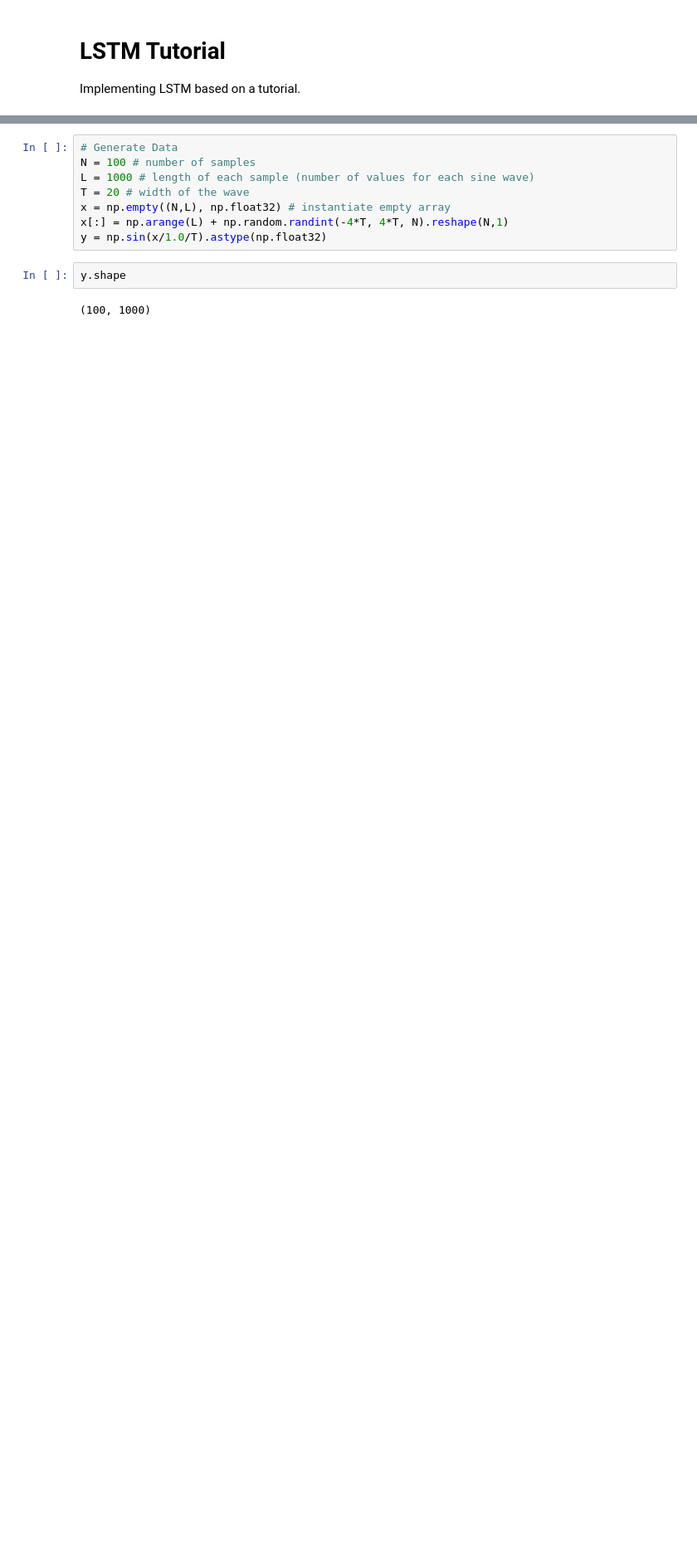
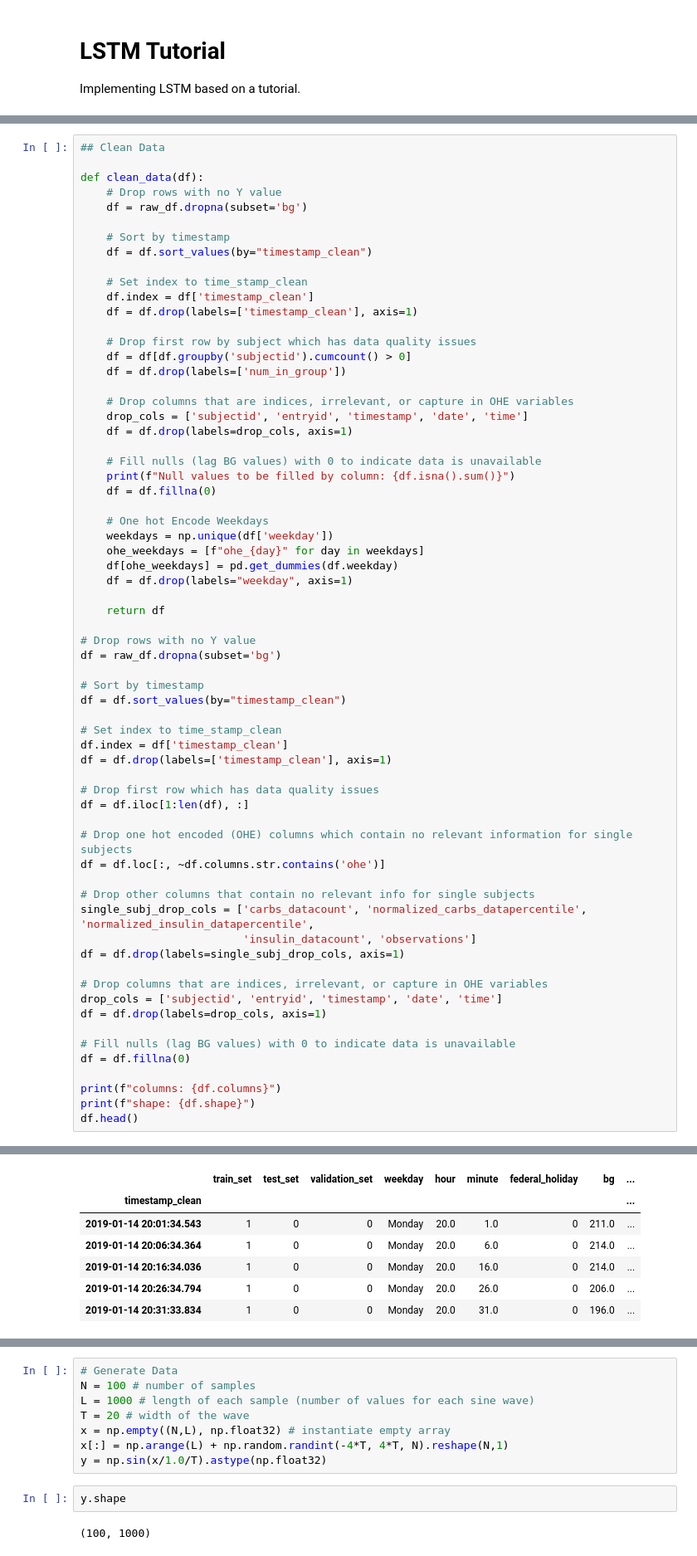
Before and after one commit to Spencer-Weston/BGPredict, a Jupyter notebook: bgpredict/LSTM/LSTM_Tutorial.ipynb, the cells around one changed output, grey strips where cells are left out. Shown at 83% size. Drawn from its saved outputs; the diff is of its cells as text; blank space fills up the shorter version.

```diff
--- a/bgpredict/LSTM/LSTM_Tutorial.ipynb
+++ b/bgpredict/LSTM/LSTM_Tutorial.ipynb
@@ -3,0 +192,66 @@ Implementing LSTM based on a tutorial.
+# %%
+## Clean Data
+
+def clean_data(df):
+    # Drop rows with no Y value
+    df = raw_df.dropna(subset='bg')
+
+    # Sort by timestamp
+    df = df.sort_values(by="timestamp_clean")
+
+    # Set index to time_stamp_clean
+    df.index = df['timestamp_clean']
+    df = df.drop(labels=['timestamp_clean'], axis=1)
+
+    # Drop first row by subject which has data quality issues
+    df = df[df.groupby('subjectid').cumcount() > 0]
+    df = df.drop(labels=['num_in_group'])
+
+    # Drop columns that are indices, irrelevant, or capture in OHE variables
+    drop_cols = ['subjectid', 'entryid', 'timestamp', 'date', 'time']
+    df = df.drop(labels=drop_cols, axis=1)
+
+    # Fill nulls (lag BG values) with 0 to indicate data is unavailable
+    print(f"Null values to be filled by column: {df.isna().sum()}")
+    df = df.fillna(0)
+
+    # One hot Encode Weekdays
+    weekdays = np.unique(df['weekday'])
+    ohe_weekdays = [f"ohe_{day}" for day in weekdays]
+    df[ohe_weekdays] = pd.get_dummies(df.weekday)
+    df = df.drop(labels="weekday", axis=1)
+
+    return df
+
+# Drop rows with no Y value
+df = raw_df.dropna(subset='bg')
+
+# Sort by timestamp
+df = df.sort_values(by="timestamp_clean")
+
+# Set index to time_stamp_clean
+df.index = df['timestamp_clean']
+df = df.drop(labels=['timestamp_clean'], axis=1)
+
+# Drop first row which has data quality issues
+df = df.iloc[1:len(df), :]
+
+# Drop one hot encoded (OHE) columns which contain no relevant information for single subjects
+df = df.loc[:, ~df.columns.str.contains('ohe')]
+
+# Drop other columns that contain no relevant info for single subjects
+single_subj_drop_cols = ['carbs_datacount', 'normalized_carbs_datapercentile', 'normalized_insulin_datapercentile',
+                         'insulin_datacount', 'observations']
+df = df.drop(labels=single_subj_drop_cols, axis=1)
+
+# Drop columns that are indices, irrelevant, or capture in OHE variables
+drop_cols = ['subjectid', 'entryid', 'timestamp', 'date', 'time']
+df = df.drop(labels=drop_cols, axis=1)
+
+# Fill nulls (lag BG values) with 0 to indicate data is unavailable
+df = df.fillna(0)
+
+print(f"columns: {df.columns}")
+print(f"shape: {df.shape}")
+df.head()
+# %% [output]
@@ -3,0 +265,7 @@ Implementing LSTM based on a tutorial.
+|  | train_set | test_set | validation_set | weekday | hour | minute | federal_holiday | bg | ... |
+| timestamp_clean |  |  |  |  |  |  |  |  | ... |
+| 2019-01-14 20:01:34.543 | 1 | 0 | 0 | Monday | 20.0 | 1.0 | 0 | 211.0 | ... |
+| 2019-01-14 20:06:34.364 | 1 | 0 | 0 | Monday | 20.0 | 6.0 | 0 | 214.0 | ... |
+| 2019-01-14 20:16:34.036 | 1 | 0 | 0 | Monday | 20.0 | 16.0 | 0 | 214.0 | ... |
+| 2019-01-14 20:26:34.794 | 1 | 0 | 0 | Monday | 20.0 | 26.0 | 0 | 206.0 | ... |
+| 2019-01-14 20:31:33.834 | 1 | 0 | 0 | Monday | 20.0 | 31.0 | 0 | 196.0 | ... |
```
Also changed, not shown: parts of 39 cells of this notebook, 3 other files.
